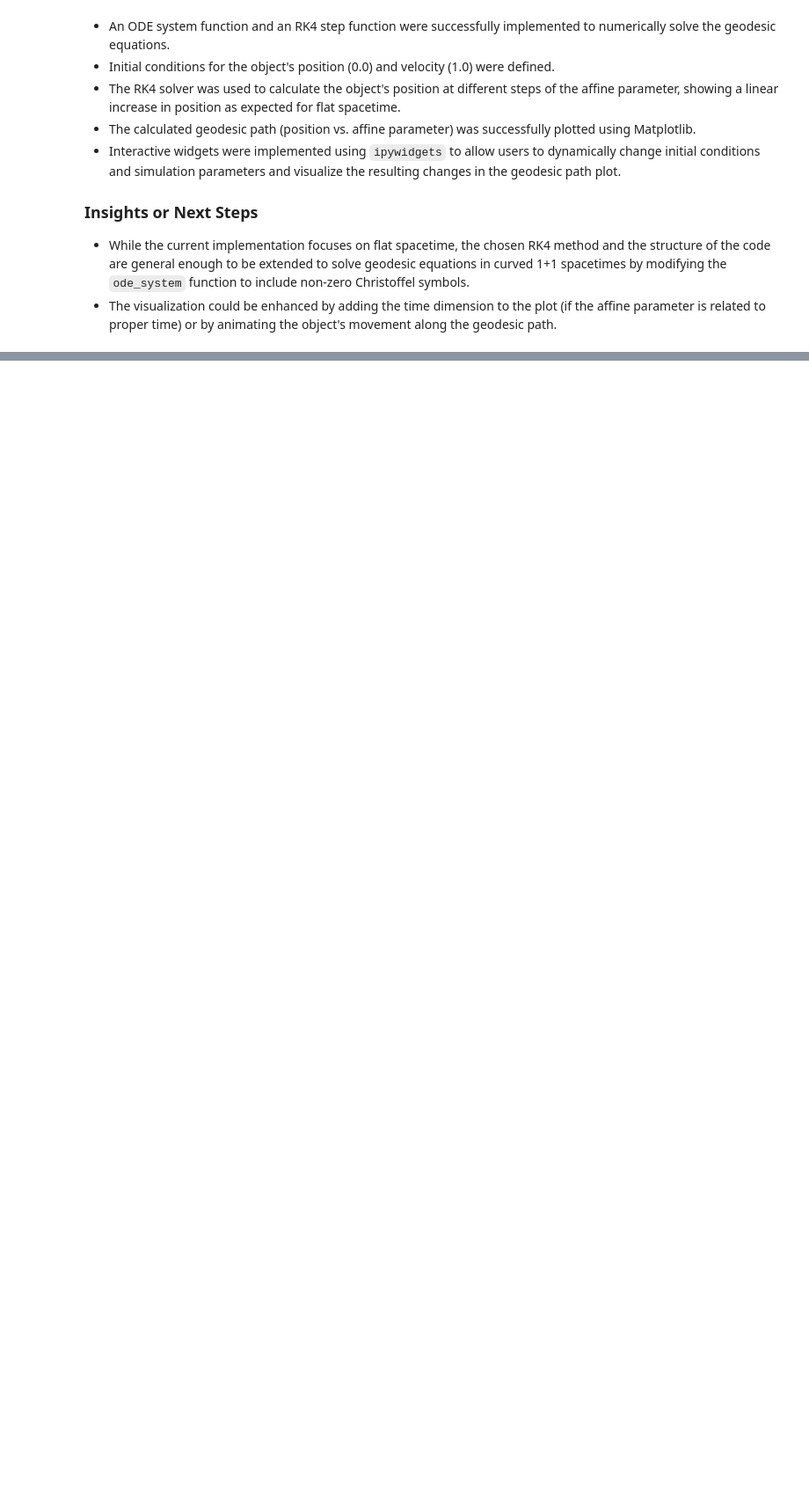
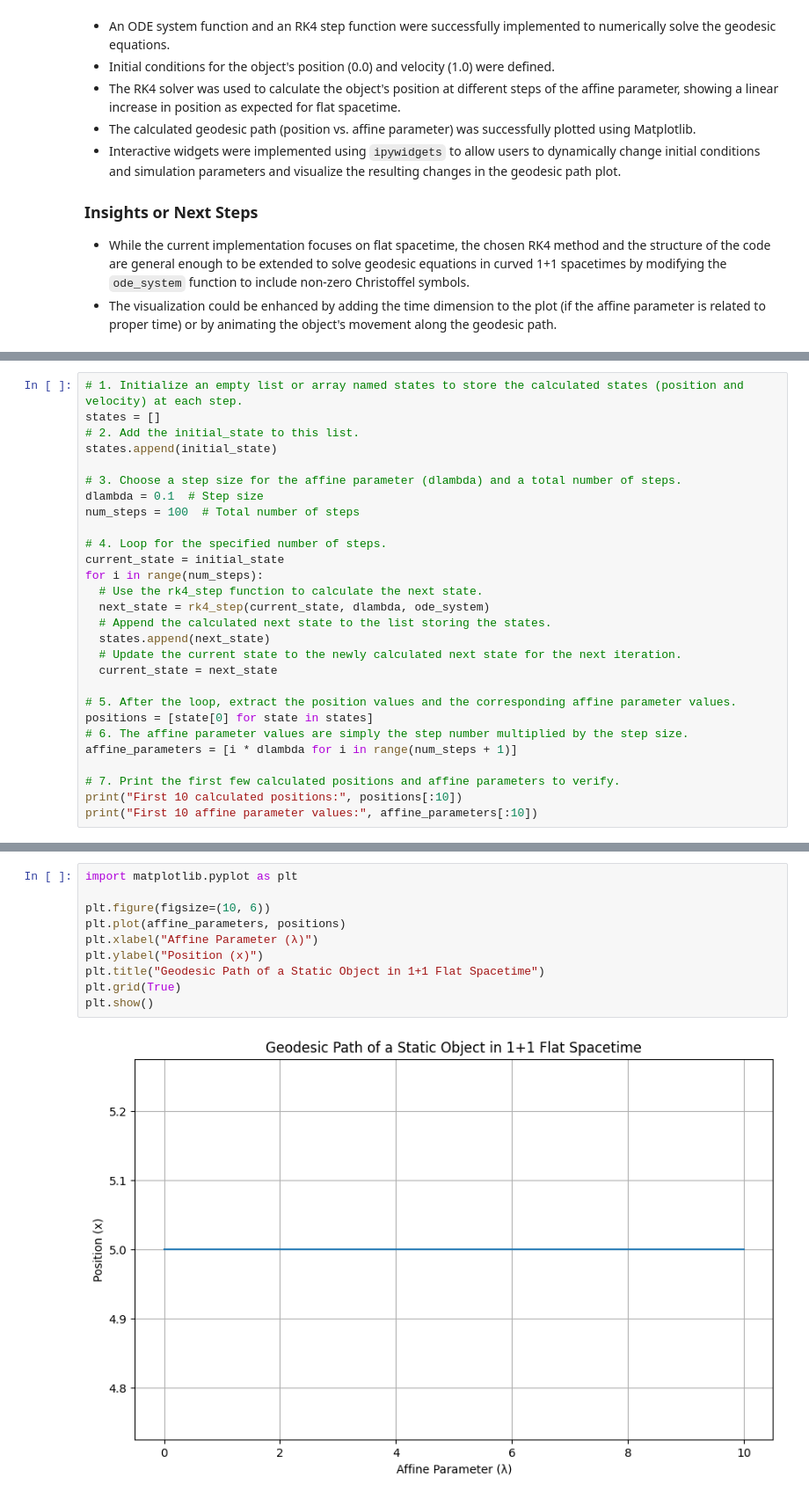
Before and after one commit to twyeh/university-physics, a Jupyter notebook: 1+1_GR_.ipynb, the cells around one changed output, grey strips where cells are left out. Shown at 88% size. Drawn from its saved outputs; the diff is of its cells as text; blank space fills up the shorter version.

```diff
--- a/1+1_GR_.ipynb
+++ b/1+1_GR_.ipynb
@@ -304,0 +352,28 @@ interactive(children=(FloatSlider(value=0.0, description='Initial X:', max=10.0,
+# %%
+# 1. Initialize an empty list or array named states to store the calculated states (position and velocity) at each step.
+states = []
+# 2. Add the initial_state to this list.
+states.append(initial_state)
+
+# 3. Choose a step size for the affine parameter (dlambda) and a total number of steps.
+dlambda = 0.1  # Step size
+num_steps = 100  # Total number of steps
+
+# 4. Loop for the specified number of steps.
+current_state = initial_state
+for i in range(num_steps):
+  # Use the rk4_step function to calculate the next state.
+  next_state = rk4_step(current_state, dlambda, ode_system)
+  # Append the calculated next state to the list storing the states.
+  states.append(next_state)
+  # Update the current state to the newly calculated next state for the next iteration.
+  current_state = next_state
+
+# 5. After the loop, extract the position values and the corresponding affine parameter values.
+positions = [state[0] for state in states]
+# 6. The affine parameter values are simply the step number multiplied by the step size.
+affine_parameters = [i * dlambda for i in range(num_steps + 1)]
+
+# 7. Print the first few calculated positions and affine parameters to verify.
+print("First 10 calculated positions:", positions[:10])
+print("First 10 affine parameter values:", affine_parameters[:10])
@@ -304,0 +391,12 @@ interactive(children=(FloatSlider(value=0.0, description='Initial X:', max=10.0,
+# %%
+import matplotlib.pyplot as plt
+
+plt.figure(figsize=(10, 6))
+plt.plot(affine_parameters, positions)
+plt.xlabel("Affine Parameter (λ)")
+plt.ylabel("Position (x)")
+plt.title("Geodesic Path of a Static Object in 1+1 Flat Spacetime")
+plt.grid(True)
+plt.show()
+# %% [output]
+[figure, added]
```
Also changed, not shown: parts of 50 cells of this notebook.
